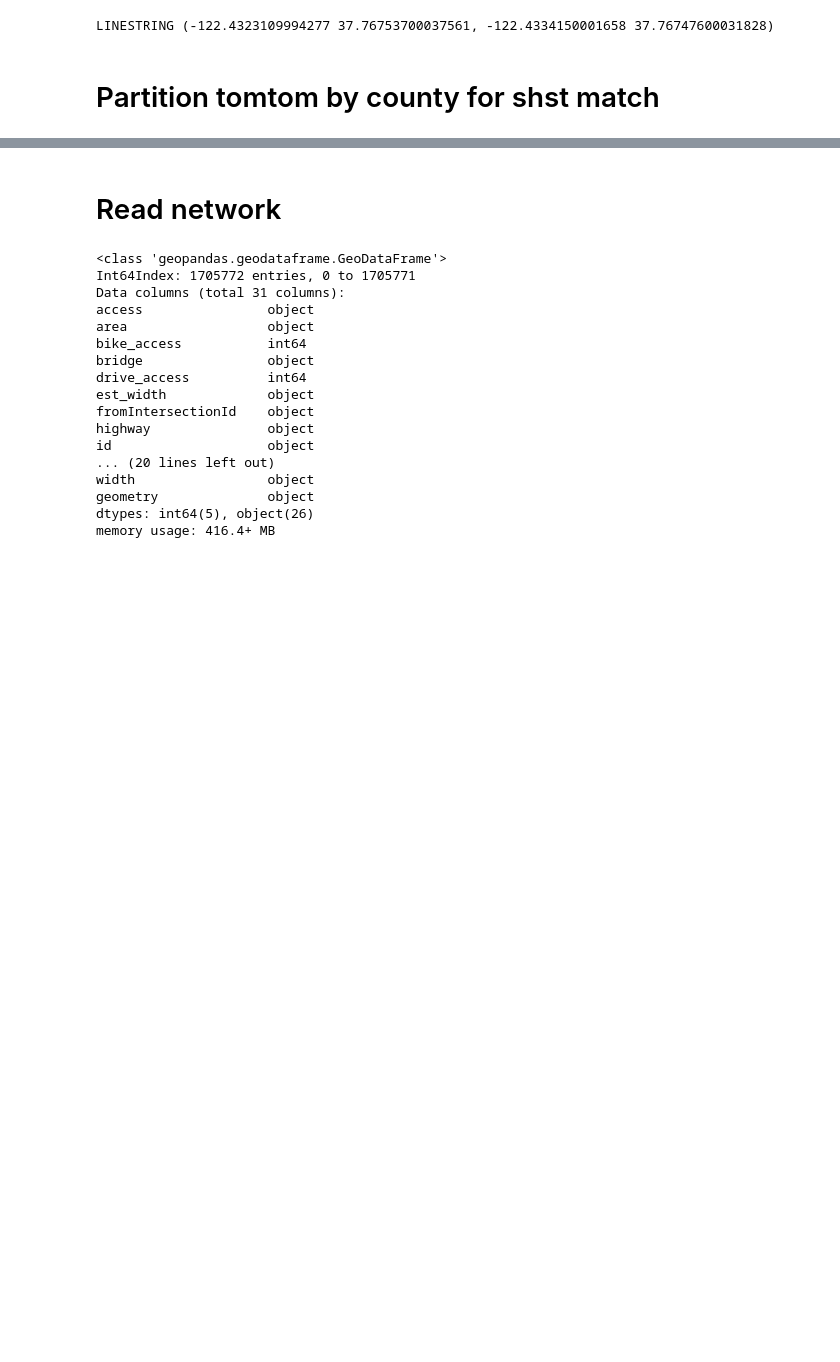
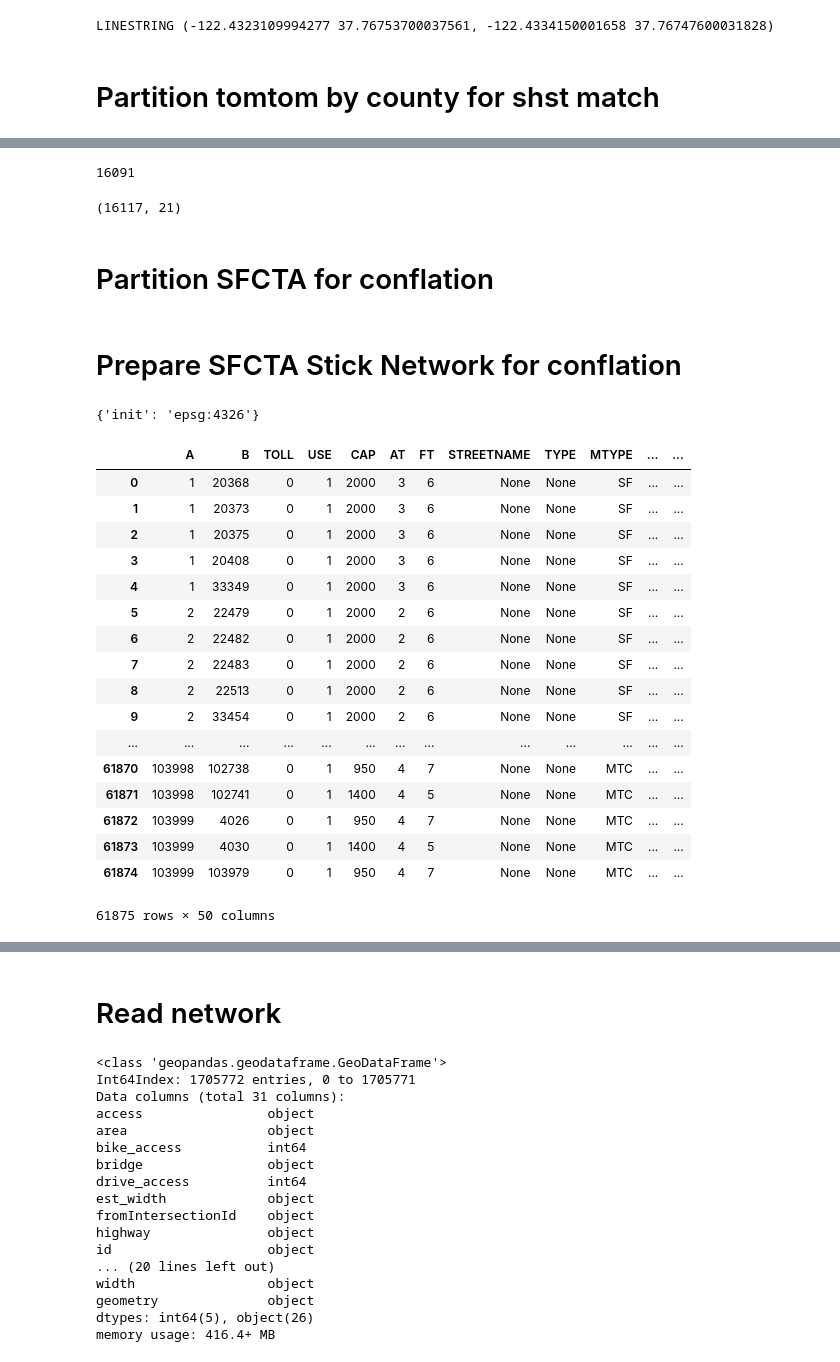
Before and after one commit to BayAreaMetro/travel-model-two-networks, a Jupyter notebook: notebooks/pipeline/step4_conflate_with_third_party.ipynb, the cells around one changed output, grey strips where cells are left out. Saved outputs shown, nothing was run; the diff lists cells and outputs as text; code cells hidden in the pictures; blank space fills up the shorter version.

```diff
--- a/notebooks/pipeline/step4_conflate_with_third_party.ipynb
+++ b/notebooks/pipeline/step4_conflate_with_third_party.ipynb
@@ -74,0 +310,10 @@ tomtom_raw_gdf[~(tomtom_raw_gdf.geom_type == 'MultiLineString')]
+# %%
+sfcta_gdf.OBJECTID.nunique()
+# %% [output]
+16091
+# %%
+sfcta_gdf.groupby(["OBJECTID", "AB"]).count().shape
+# %% [output]
+(16117, 21)
+# %% [markdown]
+# Partition SFCTA for conflation
@@ -74,0 +325,36 @@ tomtom_raw_gdf[~(tomtom_raw_gdf.geom_type == 'MultiLineString')]
+# %% [markdown]
+# Prepare SFCTA Stick Network for conflation
+# %%
+sfcta_stick_file = "../../data/external/sfcta/SanFrancisco_links.shp"
+
+sfcta_stick_gdf = gpd.read_file(sfcta_stick_file)
+# %%
+sfcta_stick_gdf.crs = {"init" : "epsg:2227"}
+# %%
+# convert to ESPG lat-lon
+
+sfcta_stick_gdf = sfcta_stick_gdf.to_crs({'init': 'epsg:4326'})
+sfcta_stick_gdf.crs
+# %% [output]
+{'init': 'epsg:4326'}
+# %%
+sfcta_stick_gdf
+# %% [output]
+|  | A | B | TOLL | USE | CAP | AT | FT | STREETNAME | TYPE | MTYPE | ... | ... |
+| 0 | 1 | 20368 | 0 | 1 | 2000 | 3 | 6 | None | None | SF | ... | ... |
+| 1 | 1 | 20373 | 0 | 1 | 2000 | 3 | 6 | None | None | SF | ... | ... |
+| 2 | 1 | 20375 | 0 | 1 | 2000 | 3 | 6 | None | None | SF | ... | ... |
+| 3 | 1 | 20408 | 0 | 1 | 2000 | 3 | 6 | None | None | SF | ... | ... |
+| 4 | 1 | 33349 | 0 | 1 | 2000 | 3 | 6 | None | None | SF | ... | ... |
+| 5 | 2 | 22479 | 0 | 1 | 2000 | 2 | 6 | None | None | SF | ... | ... |
+| 6 | 2 | 22482 | 0 | 1 | 2000 | 2 | 6 | None | None | SF | ... | ... |
+| 7 | 2 | 22483 | 0 | 1 | 2000 | 2 | 6 | None | None | SF | ... | ... |
+| 8 | 2 | 22513 | 0 | 1 | 2000 | 2 | 6 | None | None | SF | ... | ... |
+| 9 | 2 | 33454 | 0 | 1 | 2000 | 2 | 6 | None | None | SF | ... | ... |
+| ... | ... | ... | ... | ... | ... | ... | ... | ... | ... | ... | ... | ... |
+| 61870 | 103998 | 102738 | 0 | 1 | 950 | 4 | 7 | None | None | MTC | ... | ... |
+| 61871 | 103998 | 102741 | 0 | 1 | 1400 | 4 | 5 | None | None | MTC | ... | ... |
+| 61872 | 103999 | 4026 | 0 | 1 | 950 | 4 | 7 | None | None | MTC | ... | ... |
+| 61873 | 103999 | 4030 | 0 | 1 | 1400 | 4 | 5 | None | None | MTC | ... | ... |
+| 61874 | 103999 | 103979 | 0 | 1 | 950 | 4 | 7 | None | None | MTC | ... | ... |
+61875 rows × 50 columns
```
Also changed, not shown: parts of 94 cells of this notebook.
